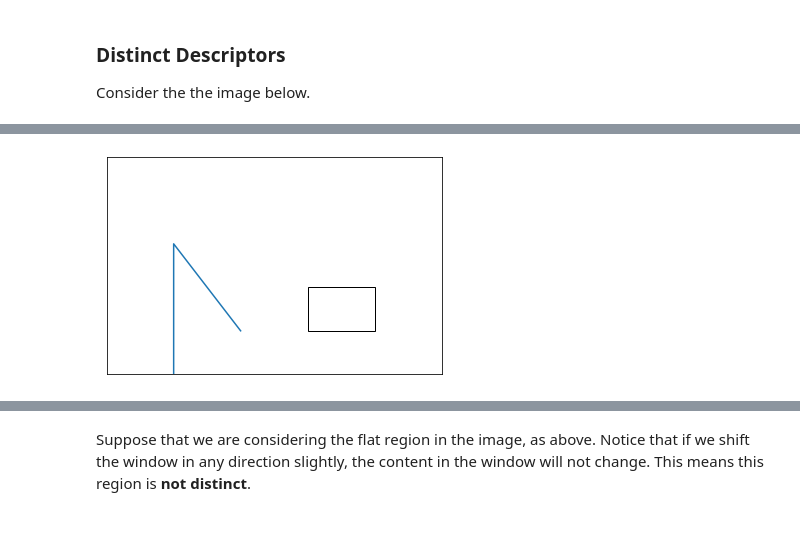
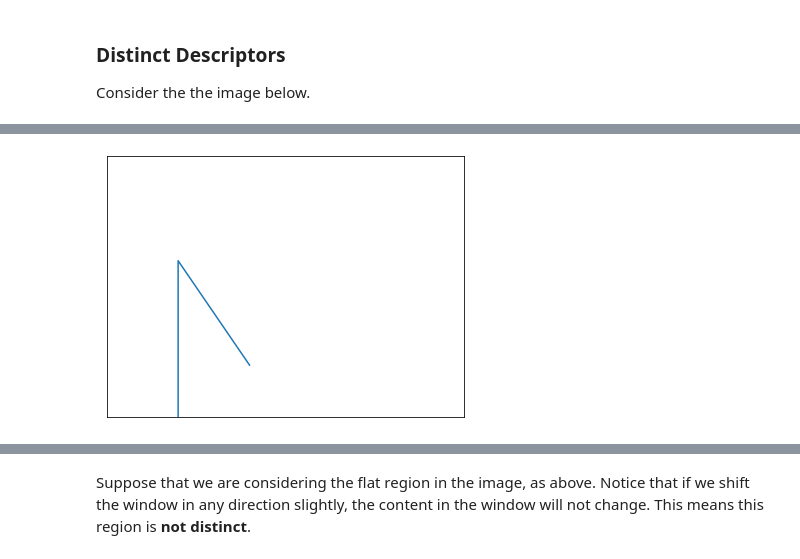
Before and after one commit to 0WN463/wellspring, a Jupyter notebook: computer-vision/key_points.ipynb, the cells around one changed output, grey strips where cells are left out. Saved outputs shown, nothing was run; the diff lists cells and outputs as text; code cells hidden in the pictures; blank space fills up the shorter version.

```diff
--- a/computer-vision/key_points.ipynb
+++ b/computer-vision/key_points.ipynb
@@ -60,6 +46,41 @@ plt.show()
-# %%
-ax = make_image()
-ax.add_patch(Rectangle((3, 1), 1, 1, fill=None))
-plt.show()
-# %% [output]
-[figure, removed]
+# %%
+from mpl_toolkits.axes_grid1.inset_locator import zoomed_inset_axes
+from mpl_toolkits.axes_grid1.inset_locator import mark_inset
+
+
+def show_shift(rect=(0,0,0,0), shift=(0,0,0,0), plain=False):
+    fig, ax = plt.subplots(figsize=[6.4, 4.8])
+
+    ax.plot((1, 1, 2), (0, 3, 1))
+    ax.set_xlim((0, 5))
+    ax.set_ylim((0, 5))
+    ax.xaxis.set_visible(False)
+    ax.yaxis.set_visible(False)
+
+    if not plain:
+        for i, c, loc in zip((1, 4), ("red", "green"), ((2, 4), (1, 3))):
+            axins = zoomed_inset_axes(ax, 2, loc=i)
+
+            axins.plot((1, 1, 2), (0, 3, 1))
+
+            x1, x2, y1, y2 = rect
+
+            if i > 1:
+                dx, dy = shift
+                x1, x2, y1, y2 = x1 + dx, x2 + dx, y1 + dy, y2 + dy
+
+            axins.set_xlim(x1, x2)
+            axins.set_ylim(y1, y2)
+            axins.xaxis.set_visible(False)
+            axins.yaxis.set_visible(False)
+
+            mark_inset(ax, axins, loc1=loc[0], loc2=loc[1], edgecolor=c)
+
+            plt.xticks(visible=False)
+            plt.yticks(visible=False)
+    plt.draw()
+    plt.show()
+# %%
+show_shift(plain=True)
+# %% [output]
+[figure, added]
```
Also changed, not shown: parts of 32 cells of this notebook.
